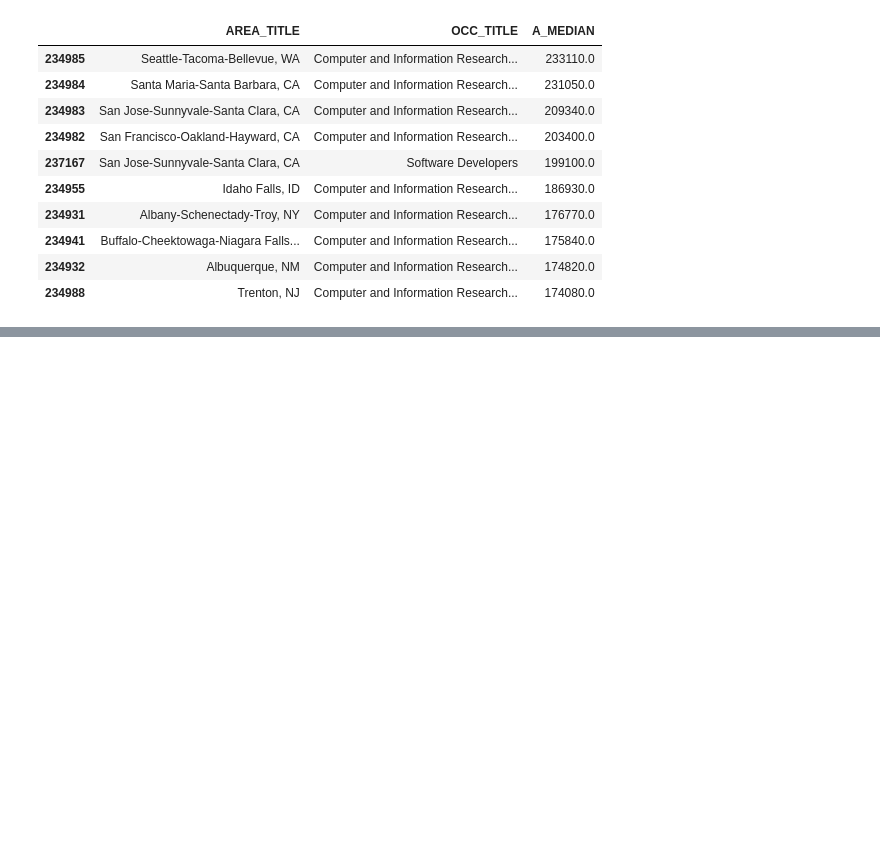
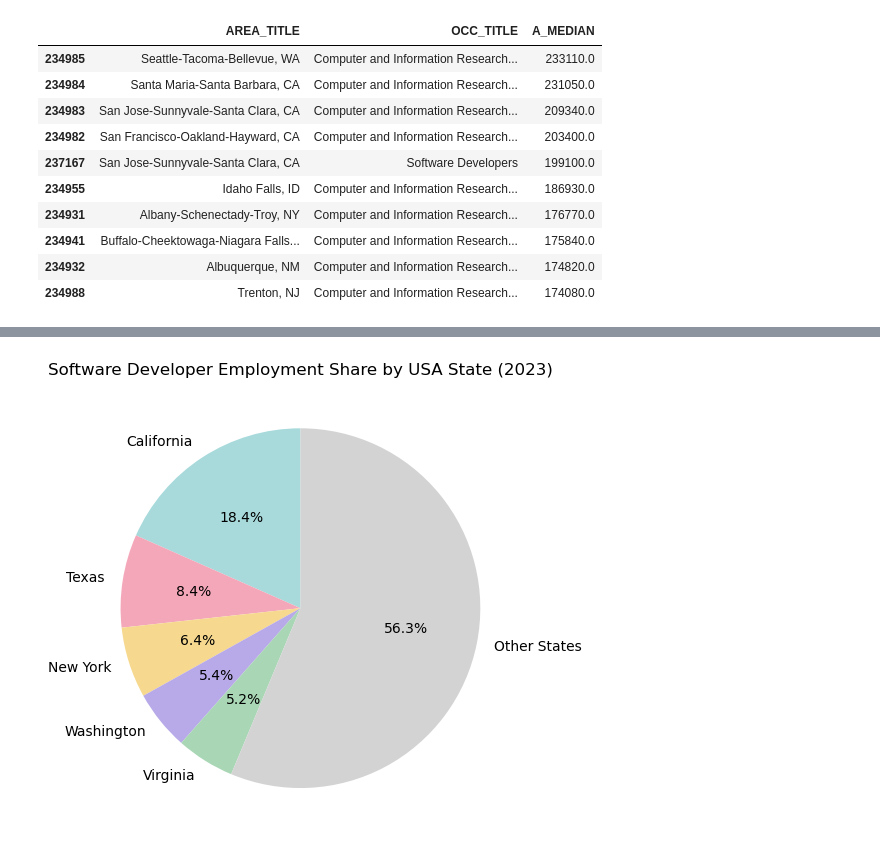
Before and after one commit to HeloEugenio0916/Data-Visualisation-and-Communication-CA1, a Jupyter notebook: CA1.ipynb, the cells around one changed output, grey strips where cells are left out. Drawn from its saved outputs; the diff is of its cells as text; code cells hidden in the pictures; blank space fills up the shorter version.

Commit message:
Chart 4 - pie chart

```diff
--- a/CA1.ipynb
+++ b/CA1.ipynb
@@ -429,0 +509,5 @@ salary[["AREA_TITLE", "OCC_TITLE", "A_MEDIAN"]].sort_values(
+# %%
+total_emp = pd.to_numeric(state_dev["TOT_EMP"], errors="coerce").sum()
+
+#total number of Software Developers
+print(total_emp)
@@ -429,0 +519,4 @@ salary[["AREA_TITLE", "OCC_TITLE", "A_MEDIAN"]].sort_values(
+# %%
+top5["SHARE"] = pd.to_numeric(top5["TOT_EMP"]) / total_emp * 100
+
+top5[["AREA_TITLE", "TOT_EMP", "SHARE"]]
@@ -429,0 +533,4 @@ salary[["AREA_TITLE", "OCC_TITLE", "A_MEDIAN"]].sort_values(
+# %%
+other_share = 100 - top5["SHARE"].sum()
+
+print(other_share)
@@ -429,0 +541,10 @@ salary[["AREA_TITLE", "OCC_TITLE", "A_MEDIAN"]].sort_values(
+# %%
+pie_data = pd.concat([
+    top5[["AREA_TITLE", "SHARE"]],
+    pd.DataFrame({
+        "AREA_TITLE": ["Other States"],
+        "SHARE": [other_share]
+    })
+], ignore_index=True)
+
+pie_data
@@ -429,0 +565,18 @@ salary[["AREA_TITLE", "OCC_TITLE", "A_MEDIAN"]].sort_values(
+# %%
+colors = ["#A8DADC", "#F4A7B9", "#F6D98F", "#B8A9E8", "#A9D6B5", "#D3D3D3"]
+
+plt.figure(figsize=(7, 5))
+
+plt.pie(
+    pie_data["SHARE"],
+    labels=pie_data["AREA_TITLE"],
+    autopct="%1.1f%%",
+    startangle=90,
+    colors=colors
+)
+
+plt.title("Software Developer Employment Share by USA State (2023)")
+plt.tight_layout()
+plt.show()
+# %% [output]
+[figure, added]
```
Also changed, not shown: parts of 22 cells of this notebook.
